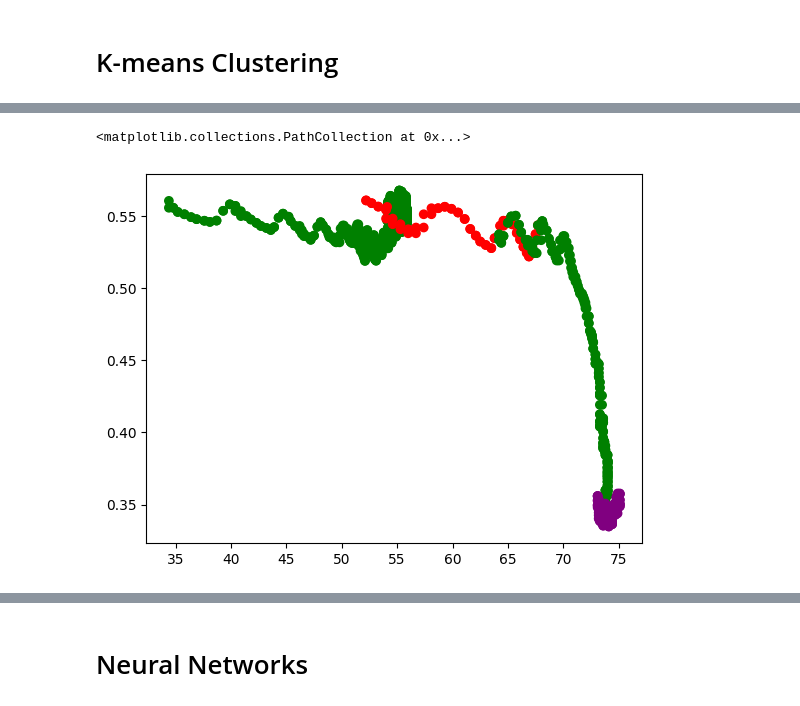
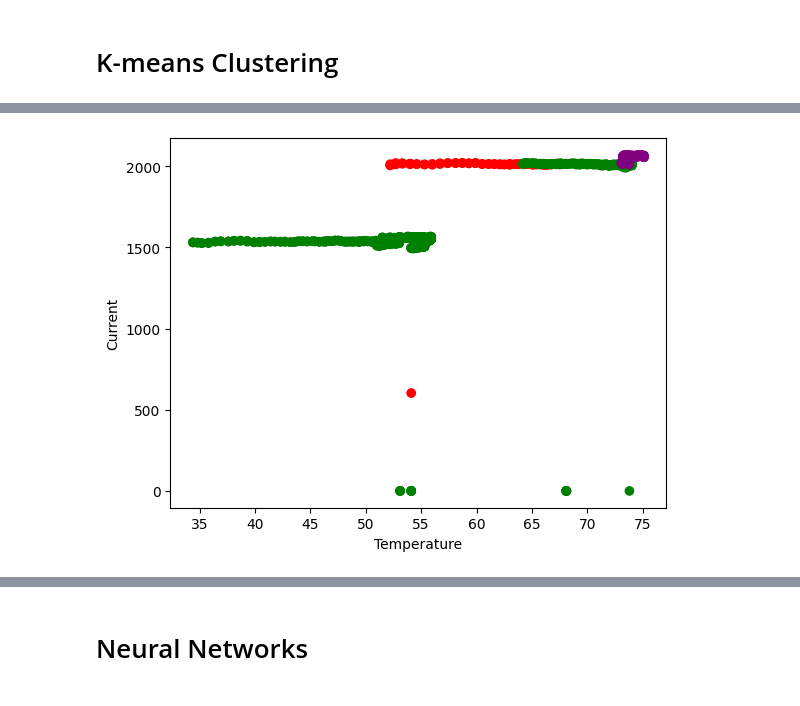
Before and after one commit to Dradeon/Capstone-Design-Project-SP2024, a Jupyter notebook: NeuralNetwork.ipynb, the cells around one changed output, grey strips where cells are left out. Drawn from its saved outputs; the diff is of its cells as text; code cells hidden in the pictures.

Commit message:
Did the KNeighbor Classification and fixed reading data from run 13

```diff
--- a/NeuralNetwork.ipynb
+++ b/NeuralNetwork.ipynb
@@ -12,5 +12,5 @@ df_RUN_19 = pd.read_excel('test_data/RUN_19_TO_21_CLEANED.xlsx')
 df_RUN_21 = pd.read_excel('test_data/RUN_19_TO_21_CLEANED.xlsx',sheet_name='Run 21')
 df_RUN_13 = pd.read_excel('test_data/RUN_13_TO_15_CLEANED.xlsx')
 
-run_13 = df_RUN_13[4:][['Unnamed: 2','Unnamed: 17','Unnamed: 35']]
+run_13 = df_RUN_13[3:]
 run_13
@@ -17,14 +31,15 @@ run_13
 # %%
 colors = {
     'NORMAL': 'green',
     'TORQUE DEFECT PHASE B': 'red',
     'TORQUE DEFECT CONECTOR TERMINALS': 'purple'
 }
-colorsList = [colors.get(status[0]) for status in run_13[['Unnamed: 35']].to_numpy().tolist()]
-plt.scatter(run_13[['Unnamed: 2']],run_13[['Unnamed: 17']],color=colorsList)
+colorsList = [colors.get(status[0]) for status in run_13[['CLASSIFICATION']].to_numpy().tolist()]
+plt.scatter(run_13[['zigbee:21_zd_Temp']],run_13[['zigbee:24_zd_IA']],color=colorsList)
+plt.xlabel('Temperature')
+plt.ylabel('Current')
 plt.show()
 # %% [output]
-<matplotlib.collections.PathCollection at 0x...>
-[figure, old version]
+[figure, new version]
 # %%
 # Splitting Test and Training Data
```
Also changed, not shown: parts of 2 cells of this notebook.
